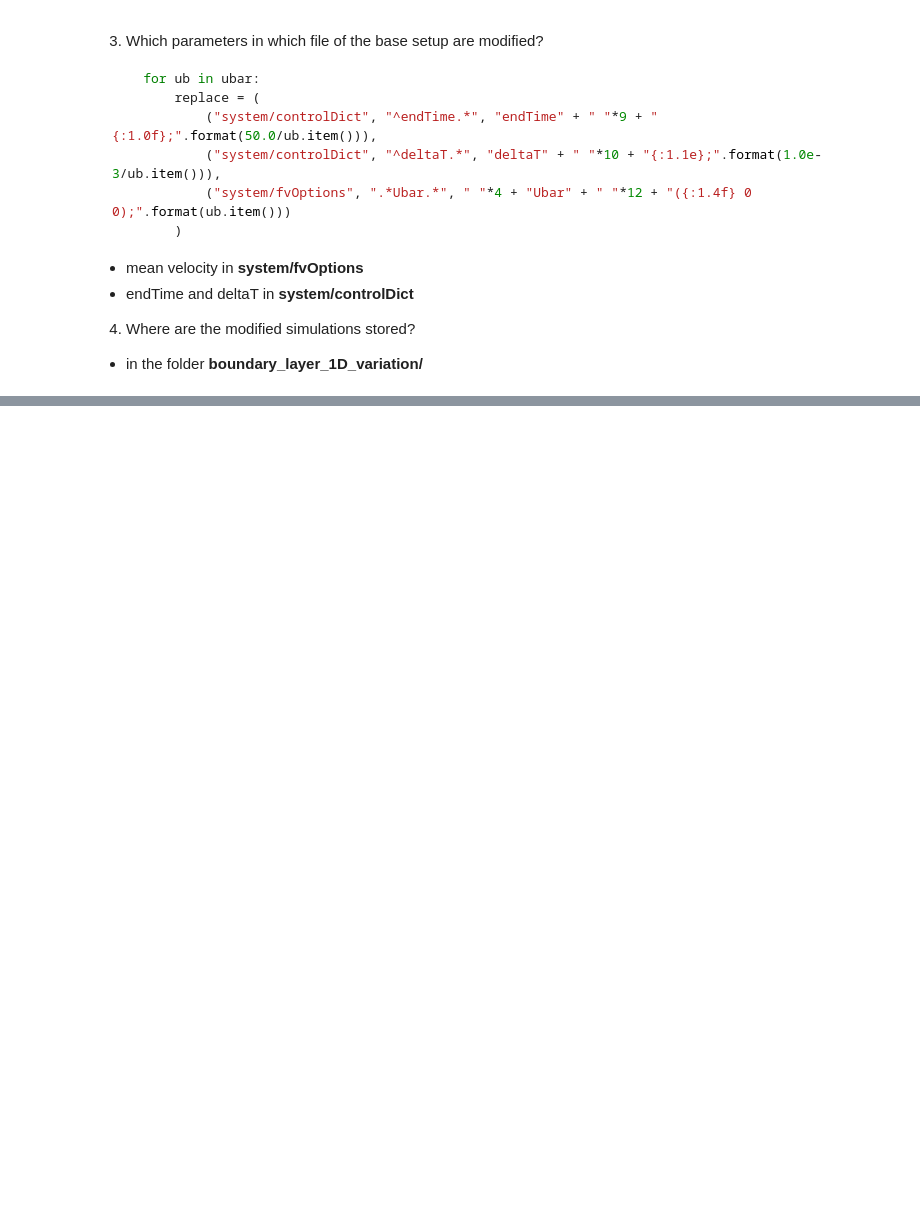
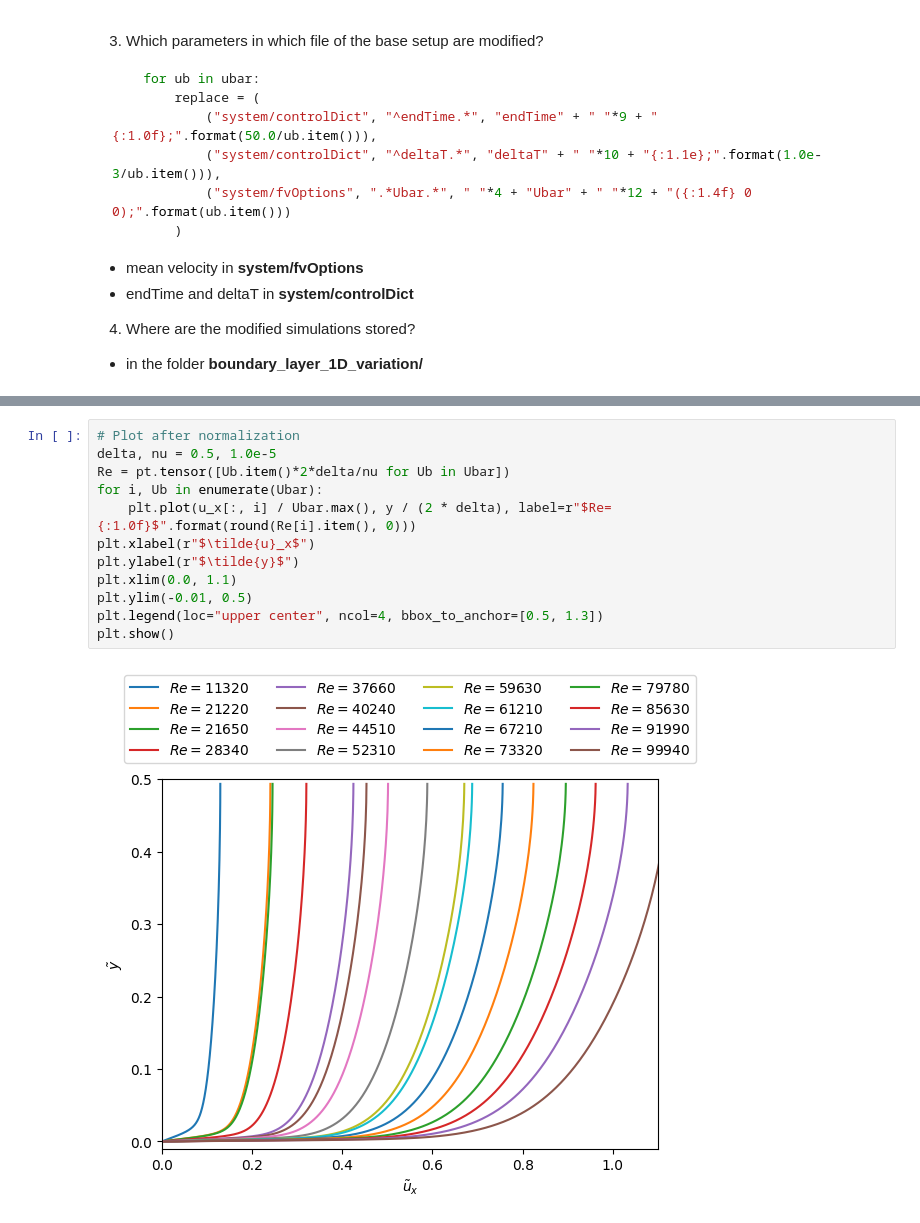
Before and after one commit to anh-lxn/ml-cfd-lecture, a Jupyter notebook: exercises/05_exercise_pytorch.ipynb, the cells around one changed output, grey strips where cells are left out. Cells and saved outputs as stored; diff of their text form; blank space fills up the shorter version.

```diff
--- a/exercises/05_exercise_pytorch.ipynb
+++ b/exercises/05_exercise_pytorch.ipynb
@@ -154,0 +172,14 @@ Shape of data matrix:  torch.Size([200, 16])
+# %%
+# Plot after normalization
+delta, nu = 0.5, 1.0e-5
+Re = pt.tensor([Ub.item()*2*delta/nu for Ub in Ubar])
+for i, Ub in enumerate(Ubar):
+    plt.plot(u_x[:, i] / Ubar.max(), y / (2 * delta), label=r"$Re={:1.0f}$".format(round(Re[i].item(), 0)))
+plt.xlabel(r"$\tilde{u}_x$")
+plt.ylabel(r"$\tilde{y}$")
+plt.xlim(0.0, 1.1)
+plt.ylim(-0.01, 0.5)
+plt.legend(loc="upper center", ncol=4, bbox_to_anchor=[0.5, 1.3])
+plt.show()
+# %% [output]
+[figure, added]
```
Also changed, not shown: parts of 17 cells of this notebook.
